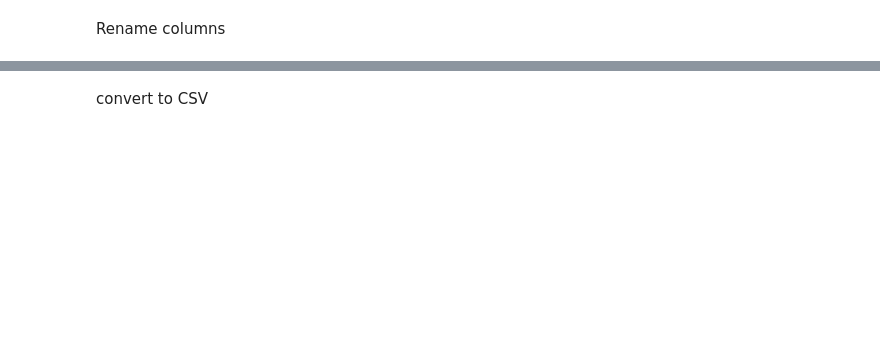
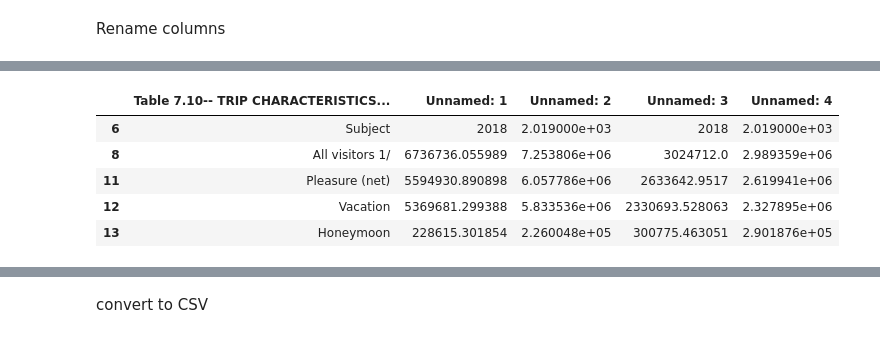
Before and after one commit to andigarcia901/Capstone, a Jupyter notebook: histats.ipynb, the cells around one changed output, grey strips where cells are left out. Cells and saved outputs as stored; diff of their text form; code cells hidden in the pictures; blank space fills up the shorter version.

```diff
--- a/histats.ipynb
+++ b/histats.ipynb
@@ -141,0 +269,3 @@ dropped_df_2.head()
+# %%
+df_10_2019= pd.read_excel("section07.2019.xlsx", sheet_name="07.10")
+print(df_10_2019)
@@ -141,0 +290,10 @@ dropped_df_2.head()
+# %%
+deduped_df_10_2019 = df_10_2019.dropna()
+deduped_df_10_2019.head()
+# %% [output]
+|  | Table 7.10-- TRIP CHARACTERISTICS... | Unnamed: 1 | Unnamed: 2 | Unnamed: 3 | Unnamed: 4 |
+| 6 | Subject | 2018 | 2.019000e+03 | 2018 | 2.019000e+03 |
+| 8 | All visitors 1/ | 6736736.055989 | 7.253806e+06 | 3024712.0 | 2.989359e+06 |
+| 11 | Pleasure (net) | 5594930.890898 | 6.057786e+06 | 2633642.9517 | 2.619941e+06 |
+| 12 | Vacation | 5369681.299388 | 5.833536e+06 | 2330693.528063 | 2.327895e+06 |
+| 13 | Honeymoon | 228615.301854 | 2.260048e+05 | 300775.463051 | 2.901876e+05 |
```
Also changed, not shown: parts of 42 cells of this notebook, 14 other files.
